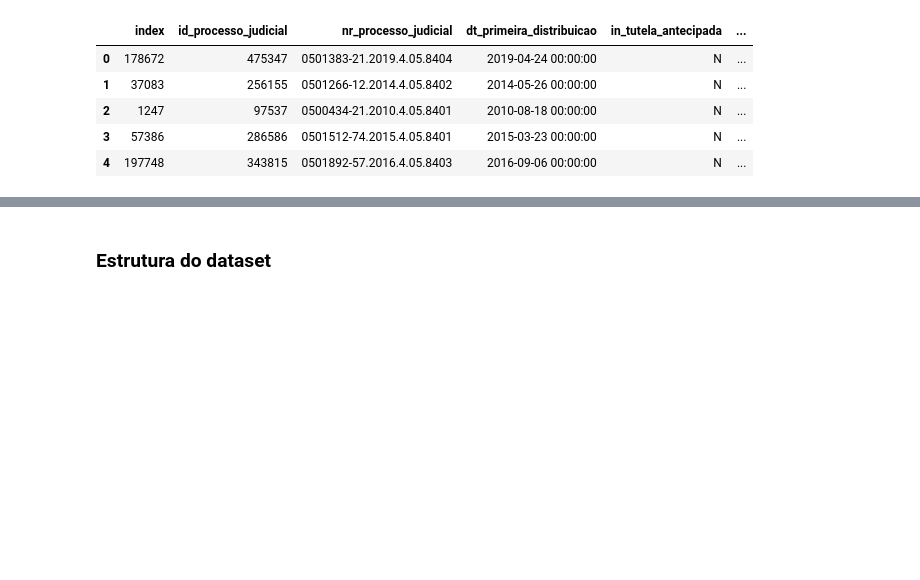
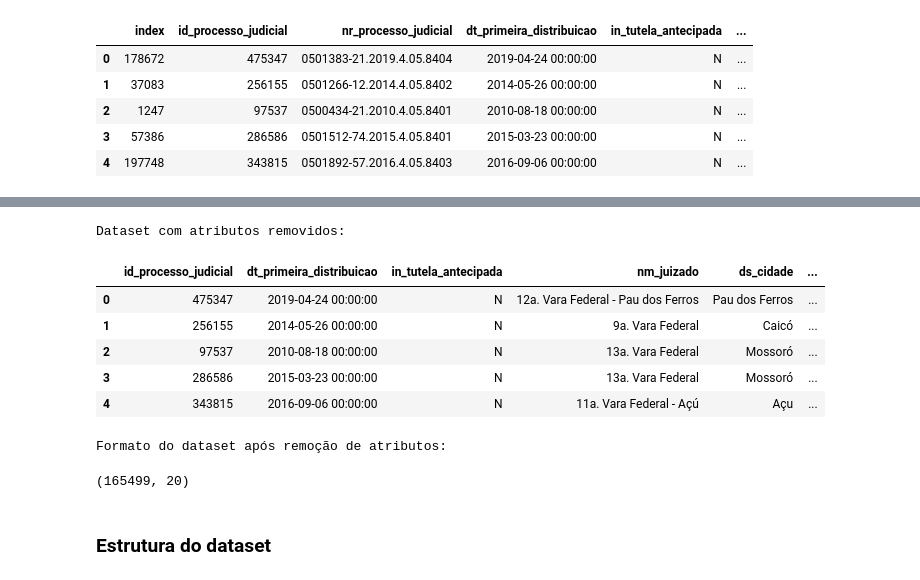
Before and after one commit to bruno774/ppgti-aprendmaquina, a Jupyter notebook: ppgtiAM classificacaoPericias p1 cargaInicial-exploracao-limpeza.ipynb, the cells around one changed output, grey strips where cells are left out. Drawn from its saved outputs; the diff is of its cells as text; code cells hidden in the pictures; blank space fills up the shorter version.

```diff
--- a/ppgtiAM classificacaoPericias p1 cargaInicial-exploracao-limpeza.ipynb
+++ b/ppgtiAM classificacaoPericias p1 cargaInicial-exploracao-limpeza.ipynb
@@ -54,3 +59,20 @@ Amostra inicial do dataset:
+# %%
+# removendo atributos identificados acima como desnecessários
+df_metadadosPericias = df_metadadosPericias.drop(columns=['index','nr_processo_judicial', 'ds_tipo_documento', 'ds_extensao', 'dt_inclusao', 'tamanho_texto'])
+print('Dataset com atributos removidos:')
+display(df_metadadosPericias.head())
+print('Formato do dataset após remoção de atributos:')
+display(df_metadadosPericias.shape)
+# %% [output]
+Dataset com atributos removidos:
+|  | id_processo_judicial | dt_primeira_distribuicao | in_tutela_antecipada | nm_juizado | ds_cidade | ... |
+| 0 | 475347 | 2019-04-24 00:00:00 | N | 12a. Vara Federal - Pau dos Ferros | Pau dos Ferros | ... |
+| 1 | 256155 | 2014-05-26 00:00:00 | N | 9a. Vara Federal | Caicó | ... |
+| 2 | 97537 | 2010-08-18 00:00:00 | N | 13a. Vara Federal | Mossoró | ... |
+| 3 | 286586 | 2015-03-23 00:00:00 | N | 13a. Vara Federal | Mossoró | ... |
+| 4 | 343815 | 2016-09-06 00:00:00 | N | 11a. Vara Federal - Açú | Açu | ... |
+Formato do dataset após remoção de atributos:
+(165499, 20)
 # %% [markdown]
 ### Estrutura do dataset
 # %%
```
Also changed, not shown: parts of 25 cells of this notebook.
